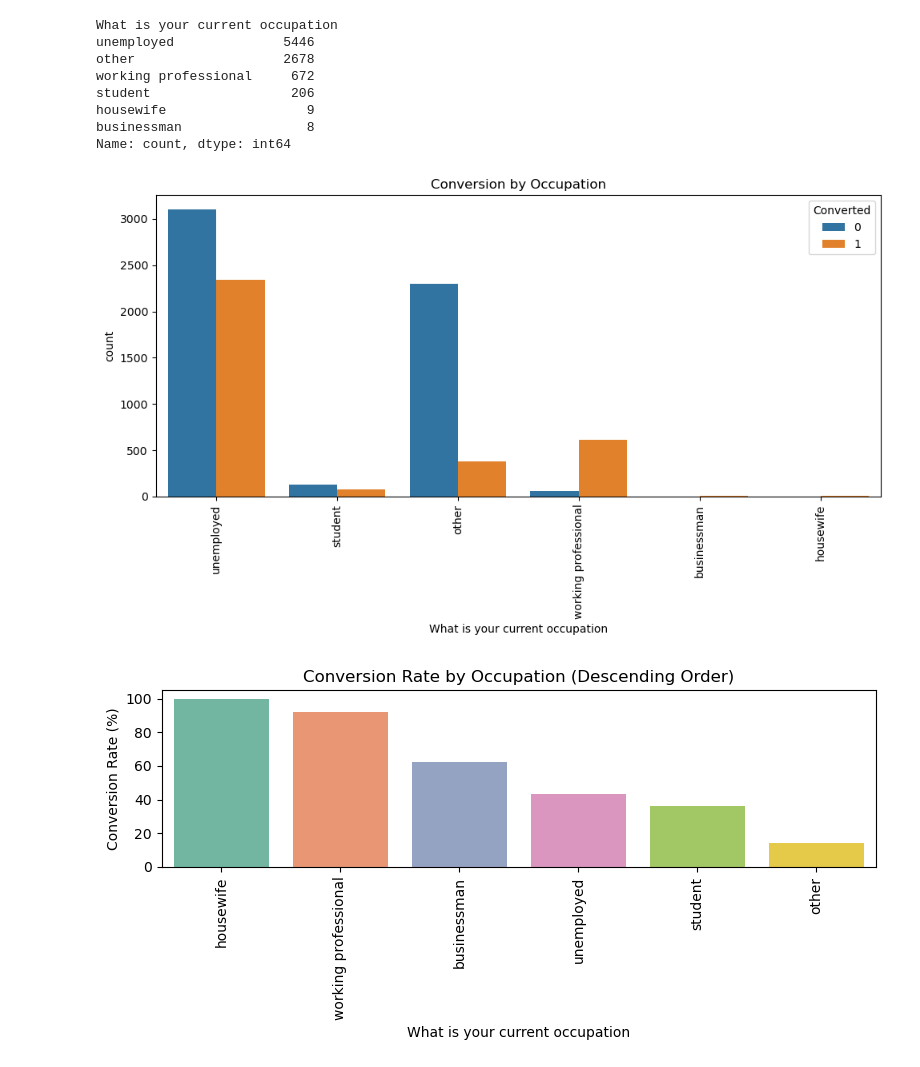
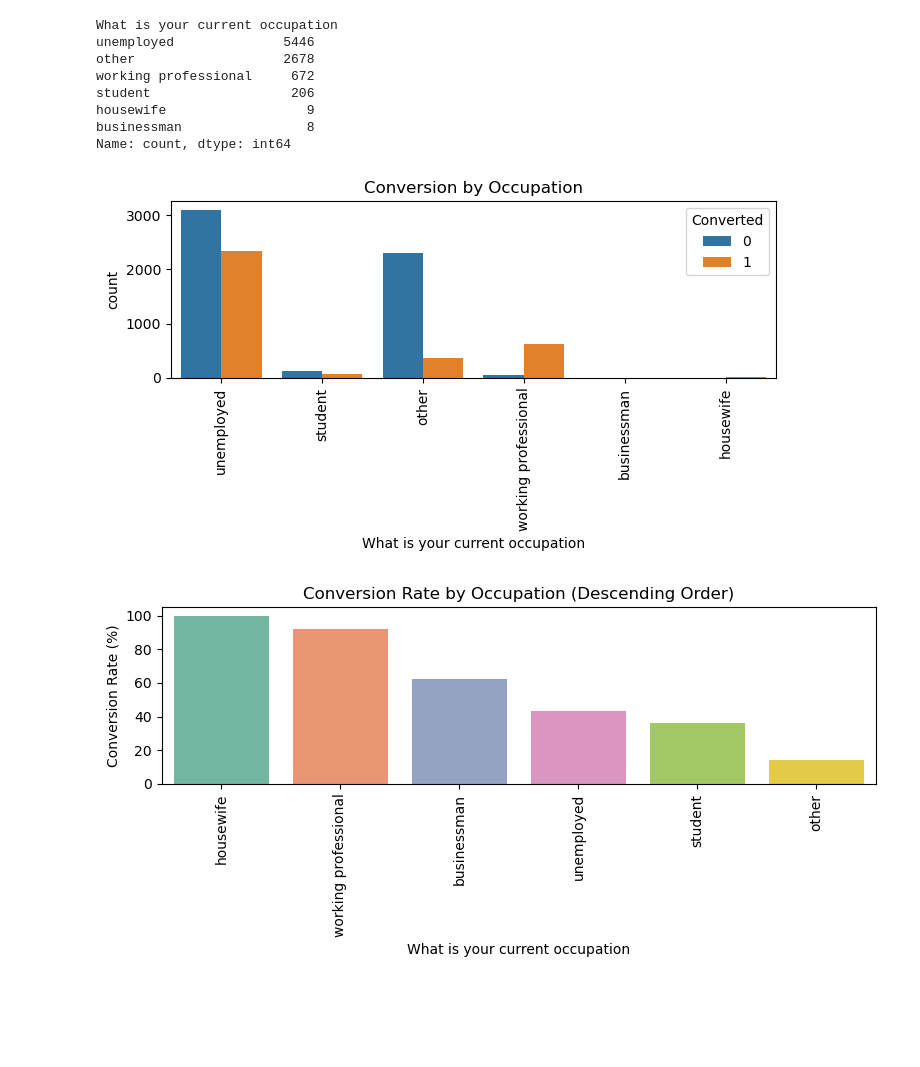
Before and after one commit to yuledez/Project_4_lead_scoring, a Jupyter notebook: lead_scoring_project4_YL.ipynb, the cells around one changed output. Saved outputs shown, nothing was run; the diff lists cells and outputs as text; code cells hidden in the pictures; blank space fills up the shorter version.

```diff
--- a/lead_scoring_project4_YL.ipynb
+++ b/lead_scoring_project4_YL.ipynb
@@ -1170,14 +1182,14 @@ businessman                8
 Name: count, dtype: int64
 # %%
 # Plotting the count plot
-plt.figure(figsize=(10,6))
+plt.figure(figsize=(7,4))
 sns.countplot(x='What is your current occupation', hue='Converted', data=df_leads)
 plt.title('Conversion by Occupation')
 plt.xticks(rotation=90)
 plt.tight_layout()
 plt.show()
 # %% [output]
-[figure, old version]
+[figure, new version]
 # %%
 # Calculate the percentage of conversions for each occupation
 conversion_rate = df_leads.groupby('What is your current occupation')['Converted'].mean() * 100
```
Also changed, not shown: parts of 73 cells of this notebook.
